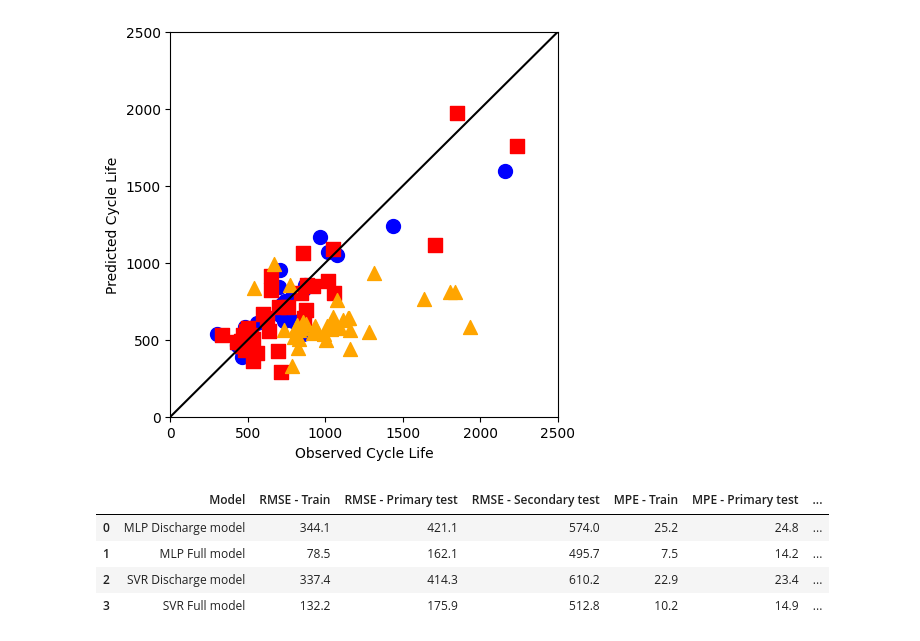
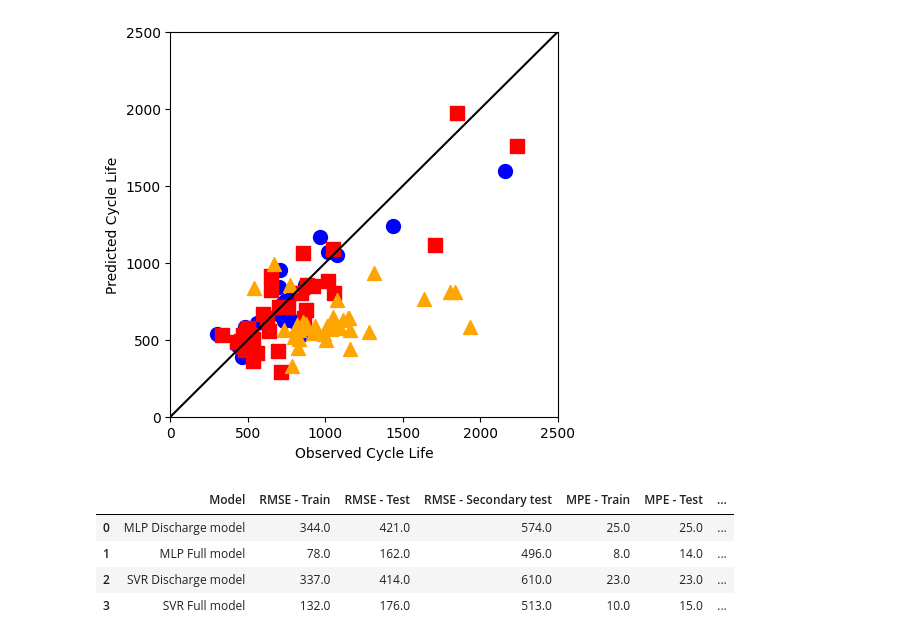
Before and after one commit to JamesChapmanNV/Machine_Learning_Lithium_Ion_Batteries, a Jupyter notebook: SVR-MLP.ipynb, the cells around one changed output. Saved outputs shown, nothing was run; the diff lists cells and outputs as text; code cells hidden in the pictures.

```diff
--- a/SVR-MLP.ipynb
+++ b/SVR-MLP.ipynb
@@ -110,7 +110,7 @@ def SVRmodel(features,target,params):
     plt.ylim(0,2500)
     plt.plot(range(2500),c='black')
     plt.show()
-    return np.round(RMSE,decimals=1),np.round(MPE,decimals=1)
+    return np.round(RMSE,decimals=0),np.round(MPE,decimals=0)
 # %% [markdown]
 
 # SVR Hyperparameters
@@ -182,7 +182,7 @@ def MLPmodel(features,target,params):
     plt.ylim(0,2500)
     plt.plot(range(2500),c='black')
     plt.show()
-    return np.round(RMSE,decimals=1),np.round(MPE,decimals=1)
+    return np.round(RMSE,decimals=0),np.round(MPE,decimals=0)
 # %% [markdown]
 # MLP Hyperparameters
 
@@ -446,14 +446,14 @@ SVRfull_rmse,SVRfull_mpe = SVRmodel(full_features,target_features,SVR_full_hpara
 # %%
 pd.DataFrame({"Model":[ "MLP Discharge model", "MLP Full model","SVR Discharge model", "SVR Full model"],
       "RMSE - Train": [dis_rmse[0],full_rmse[0],SVRdis_rmse[0],SVRfull_rmse[0]],
-      "RMSE - Primary test": [dis_rmse[1],full_rmse[1],SVRdis_rmse[1],SVRfull_rmse[1]],
+      "RMSE - Test": [dis_rmse[1],full_rmse[1],SVRdis_rmse[1],SVRfull_rmse[1]],
       "RMSE - Secondary test": [dis_rmse[2],full_rmse[2],SVRdis_rmse[2],SVRfull_rmse[2]],
       "MPE - Train": [dis_mpe[0],full_mpe[0],SVRdis_mpe[0],SVRfull_mpe[0]],
-      "MPE - Primary test": [dis_mpe[1],full_mpe[1],SVRdis_mpe[1],SVRfull_mpe[1]],
+      "MPE - Test": [dis_mpe[1],full_mpe[1],SVRdis_mpe[1],SVRfull_mpe[1]],
       "MPE - Secondary test": [dis_mpe[2],full_mpe[2],SVRdis_mpe[2],SVRfull_mpe[2]]})
 # %% [output]
-|  | Model | RMSE - Train | RMSE - Primary test | RMSE - Secondary test | MPE - Train | MPE - Primary test | ... |
-| 0 | MLP Discharge model | 344.1 | 421.1 | 574.0 | 25.2 | 24.8 | ... |
-| 1 | MLP Full model | 78.5 | 162.1 | 495.7 | 7.5 | 14.2 | ... |
-| 2 | SVR Discharge model | 337.4 | 414.3 | 610.2 | 22.9 | 23.4 | ... |
-| 3 | SVR Full model | 132.2 | 175.9 | 512.8 | 10.2 | 14.9 | ... |
+|  | Model | RMSE - Train | RMSE - Test | RMSE - Secondary test | MPE - Train | MPE - Test | ... |
+| 0 | MLP Discharge model | 344.0 | 421.0 | 574.0 | 25.0 | 25.0 | ... |
+| 1 | MLP Full model | 78.0 | 162.0 | 496.0 | 8.0 | 14.0 | ... |
+| 2 | SVR Discharge model | 337.0 | 414.0 | 610.0 | 23.0 | 23.0 | ... |
+| 3 | SVR Full model | 132.0 | 176.0 | 513.0 | 10.0 | 15.0 | ... |
```
Also changed, not shown: parts of 3 cells of this notebook, 3 other files.
